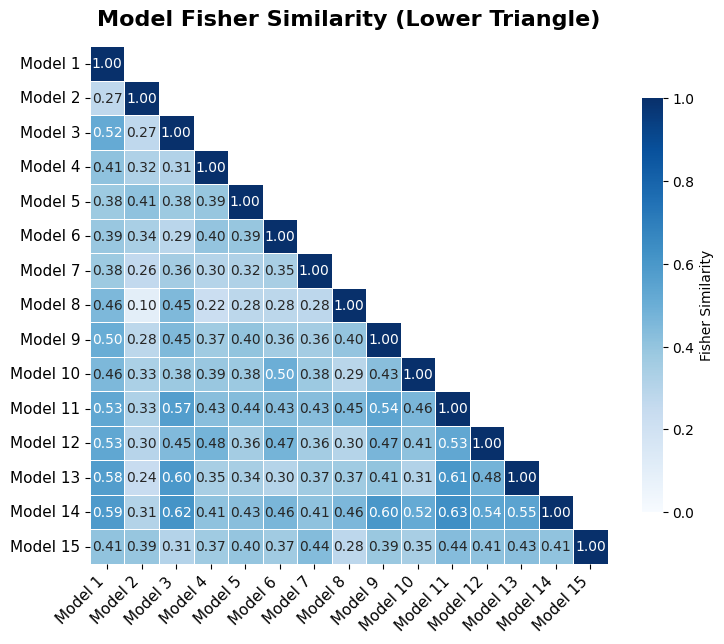
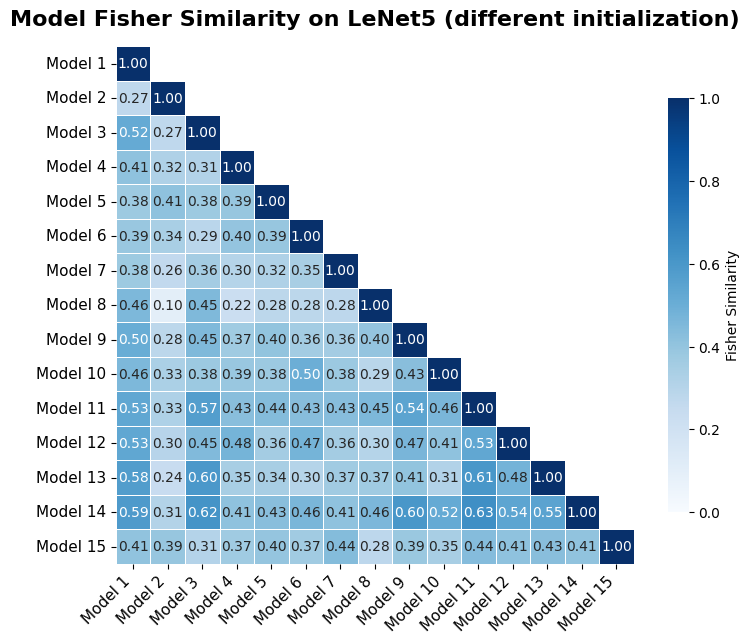
The change to this notebook cell's code, shown as a diff; its figure went from the first image to the second:
--- before
+++ after
@@ -1,2 +1 @@
-mnist_fisher_sim_matrix_diff_init = fisher_sim_matrix(mnist_result_diff_init["models"], mnist_train_loader, device, criterion=nn.CrossEntropyLoss())
-fisher_sim_heatmap(mnist_fisher_sim_matrix_diff_init)
+fisher_sim_heatmap(mnist_fisher_sim_matrix_diff_init, title='Model Fisher Similarity on LeNet5 (different initialization)')

Commit: 添加结果并优化绘图代码